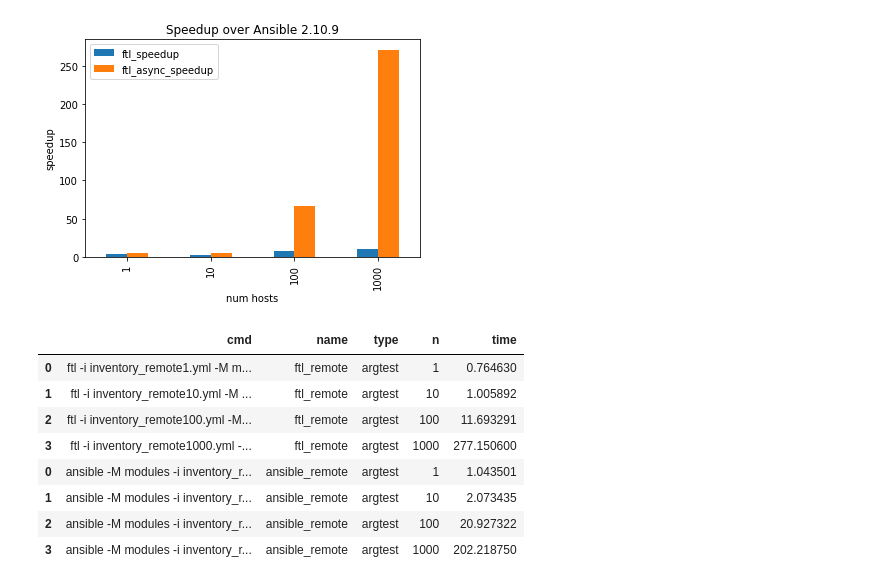
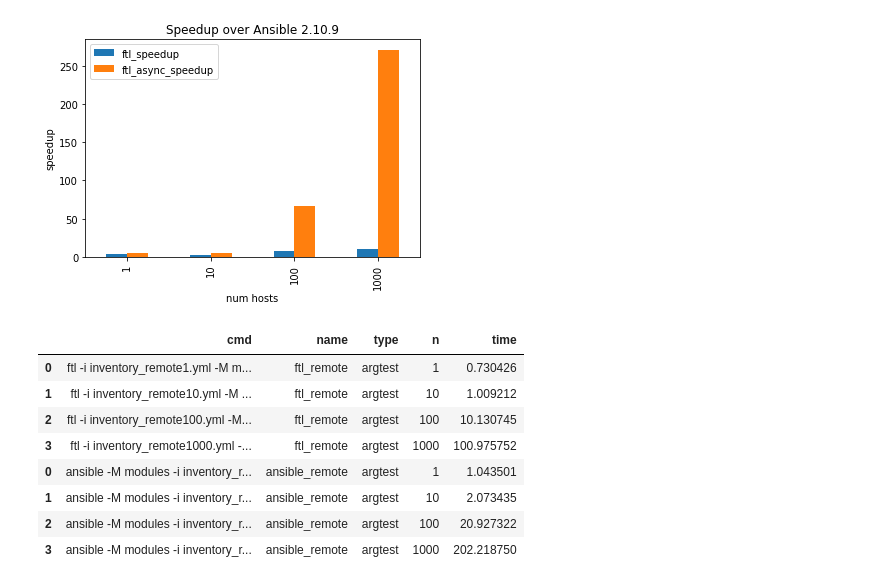
Before and after one commit to benthomasson/faster-than-light, a Jupyter notebook: blog/0006-Performance.ipynb, the cells around one changed output. Cells and saved outputs as stored; diff of their text form; code cells hidden in the pictures.

```diff
--- a/blog/0006-Performance.ipynb
+++ b/blog/0006-Performance.ipynb
@@ -36,16 +36,16 @@ df_speedup.plot.bar(title="Speedup over Ansible 2.10.9", xlabel="num hosts", yla
 <AxesSubplot:title={'center':'Speedup over Ansible 2.10.9'}, xlabel='num hosts', ylabel='speedup'>
 [figure]
 # %%
-remote_df_ftl = pandas.read_csv('results/remote_0.0.1-7-g54b4dbc.csv')
+remote_df_ftl = pandas.read_csv('results/remote_0.0.1-9-g155d181.csv')
 remote_df_ansible = pandas.read_csv('results/remote_2.10.9.csv')
 remote_df = pandas.concat([remote_df_ftl, remote_df_ansible])
 remote_df
 # %% [output]
 |  | cmd | name | type | n | time |
-| 0 | ftl -i inventory_remote1.yml -M m... | ftl_remote | argtest | 1 | 0.764630 |
-| 1 | ftl -i inventory_remote10.yml -M ... | ftl_remote | argtest | 10 | 1.005892 |
-| 2 | ftl -i inventory_remote100.yml -M... | ftl_remote | argtest | 100 | 11.693291 |
-| 3 | ftl -i inventory_remote1000.yml -... | ftl_remote | argtest | 1000 | 277.150600 |
+| 0 | ftl -i inventory_remote1.yml -M m... | ftl_remote | argtest | 1 | 0.730426 |
+| 1 | ftl -i inventory_remote10.yml -M ... | ftl_remote | argtest | 10 | 1.009212 |
+| 2 | ftl -i inventory_remote100.yml -M... | ftl_remote | argtest | 100 | 10.130745 |
+| 3 | ftl -i inventory_remote1000.yml -... | ftl_remote | argtest | 1000 | 100.975752 |
 | 0 | ansible -M modules -i inventory_r... | ansible_remote | argtest | 1 | 1.043501 |
 | 1 | ansible -M modules -i inventory_r... | ansible_remote | argtest | 10 | 2.073435 |
 | 2 | ansible -M modules -i inventory_r... | ansible_remote | argtest | 100 | 20.927322 |
```
Also changed, not shown: parts of 9 cells of this notebook.
